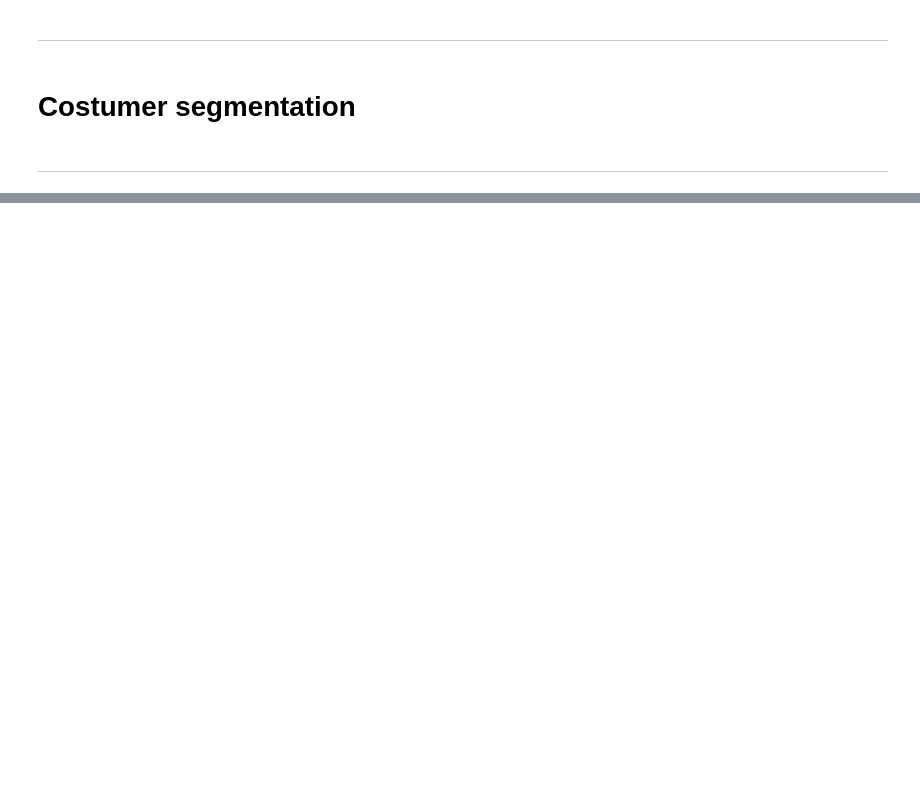
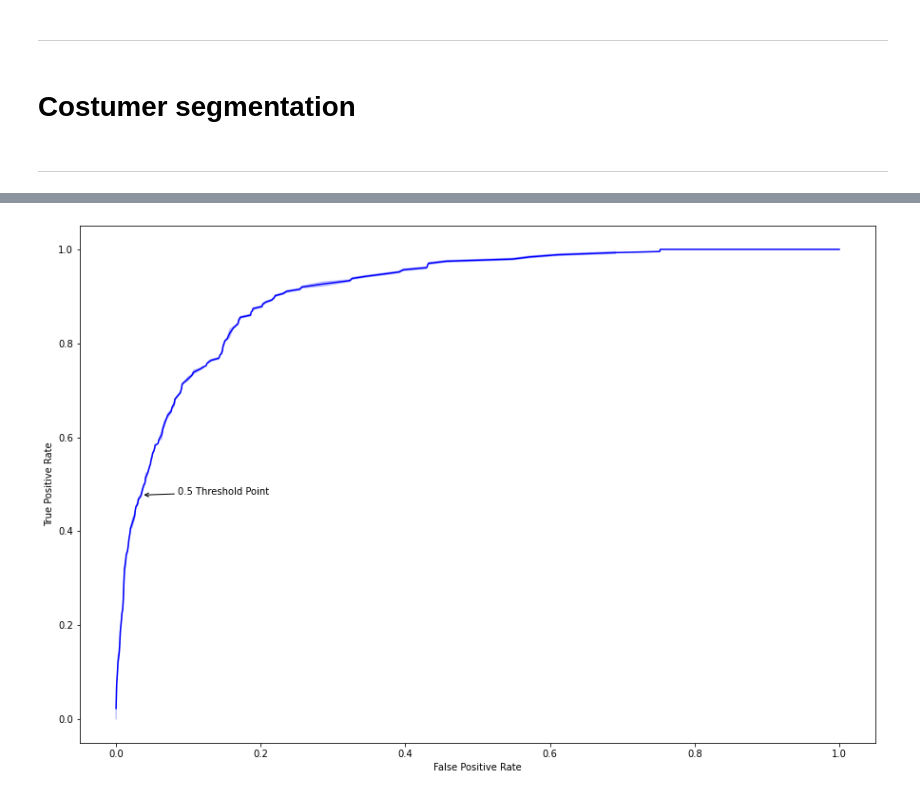
Before and after one commit to TMKlautau/ifood_test_case_start_to_finish, a Jupyter notebook: Ifood_Data_analysis.ipynb, the cells around one changed output, grey strips where cells are left out. Drawn from its saved outputs; the diff is of its cells as text; code cells hidden in the pictures; blank space fills up the shorter version.

```diff
--- a/Ifood_Data_analysis.ipynb
+++ b/Ifood_Data_analysis.ipynb
@@ -275,0 +295,4 @@ df.to_csv('./processed_data/df.csv')
+# %%
+y = ffdf.Response
+X = ffdf.drop('Response', 1)
+X = scale(X)
@@ -275,0 +307,2 @@ df.to_csv('./processed_data/df.csv')
+# %%
+X_train, X_test, y_train, y_test = train_test_split(X,y,test_size= 0.3, random_state= 345, stratify=y)
@@ -275,0 +311,2 @@ df.to_csv('./processed_data/df.csv')
+# %%
+lg = LogisticRegression()
@@ -275,0 +315,3 @@ df.to_csv('./processed_data/df.csv')
+# %%
+aux = cross_validate(lg, X_train, y_train, cv=10, return_estimator=True)
+lg = aux['estimator'][np.argmax(aux['test_score'])]
@@ -275,0 +380,14 @@ df.to_csv('./processed_data/df.csv')
+# %%
+y_pred_proba = lg.predict_proba(X_train)[:,1]
+fpr, tpr, thresholds = roc_curve(y_train, y_pred_proba)
+roc_fig, roc_ax = plt.subplots(figsize=(15,10))
+roc_curve_plot = sns.lineplot(fpr, tpr, ax=roc_ax, color='blue')
+current_thresh_index = np.abs(thresholds - 0.5).argmin()
+roc_ax.annotate('0.5 Threshold Point', xy=(fpr[current_thresh_index], tpr[current_thresh_index]), xytext=(fpr[current_thresh_index] + 0.05, tpr[current_thresh_index]),
+            arrowprops={'facecolor':'black', 'arrowstyle':'->'})
+
+roc_ax.set_ylabel('True Positive Rate')
+roc_ax.set_xlabel('False Positive Rate')
+plt.show()
+# %% [output]
+[figure, added]
```
Also changed, not shown: parts of 60 cells of this notebook.
